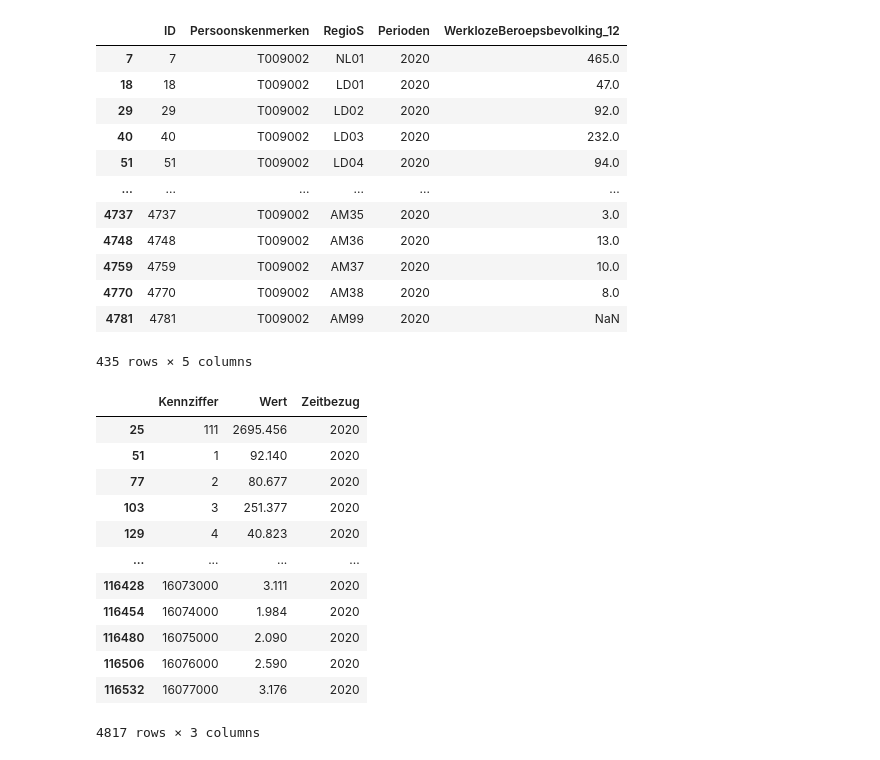
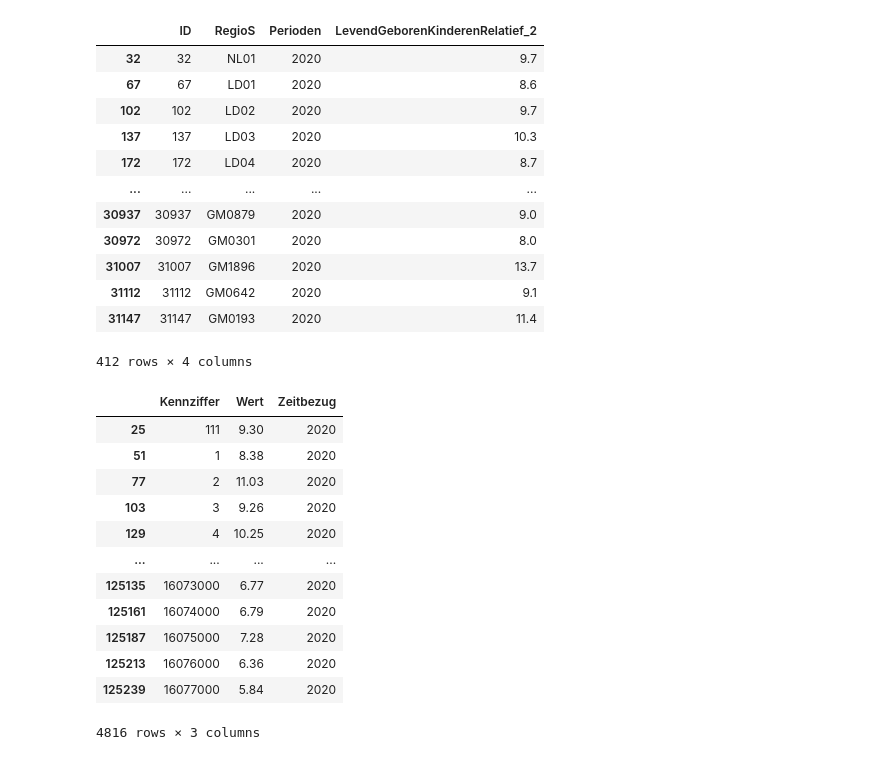
Before and after one commit to HipsterJulius/VSCODE, a Jupyter notebook: inkar-indicators/src/mergeCBSandInkar_maps.ipynb, the cells around one changed output. Drawn from its saved outputs; the diff is of its cells as text; code cells hidden in the pictures.

```diff
--- a/inkar-indicators/src/mergeCBSandInkar_maps.ipynb
+++ b/inkar-indicators/src/mergeCBSandInkar_maps.ipynb
@@ -5,41 +5,42 @@ import cbsodata
 import numpy as np
 import matplotlib.pyplot as plt
 # %%
-data_netherlands = pd.DataFrame(cbsodata.get_meta('85826NED', 'TypedDataSet'))
+data_netherlands = pd.DataFrame(cbsodata.get_meta('37201', 'TypedDataSet'))
 # %%
 
 
-data_nl = data_netherlands[['ID', 'Persoonskenmerken', 'RegioS','Perioden','WerklozeBeroepsbevolking_12']]
+#data_nl = data_netherlands[['ID', 'Persoonskenmerken', 'RegioS','Perioden','LevendGeborenKinderenRelatief_2']]
+data_nl = data_netherlands[['ID', 'RegioS','Perioden','LevendGeborenKinderenRelatief_2']]
 
 data_nl = data_nl[data_nl['Perioden'] == '2020JJ00']
 data_nl['Perioden'] = data_nl['Perioden'].str.extract(r'(\d{4})')
 
-data_nl = data_nl[data_nl['Persoonskenmerken'] == 'T009002']
+#data_nl = data_nl[data_nl['Persoonskenmerken'] == 'T009002']
 
-#data_nl.replace(0, np.nan, inplace=True)
-#data_nl = data_nl.dropna()
+data_nl.replace(0, np.nan, inplace=True)
+data_nl = data_nl.dropna()
 
 data_nl
 # %% [output]
-|  | ID | Persoonskenmerken | RegioS | Perioden | WerklozeBeroepsbevolking_12 |
-| 7 | 7 | T009002 | NL01 | 2020 | 465.0 |
-| 18 | 18 | T009002 | LD01 | 2020 | 47.0 |
-| 29 | 29 | T009002 | LD02 | 2020 | 92.0 |
-| 40 | 40 | T009002 | LD03 | 2020 | 232.0 |
-| 51 | 51 | T009002 | LD04 | 2020 | 94.0 |
-| ... | ... | ... | ... | ... | ... |
-| 4737 | 4737 | T009002 | AM35 | 2020 | 3.0 |
-| 4748 | 4748 | T009002 | AM36 | 2020 | 13.0 |
-| 4759 | 4759 | T009002 | AM37 | 2020 | 10.0 |
-| 4770 | 4770 | T009002 | AM38 | 2020 | 8.0 |
-| 4781 | 4781 | T009002 | AM99 | 2020 | NaN |
+|  | ID | RegioS | Perioden | LevendGeborenKinderenRelatief_2 |
+| 32 | 32 | NL01 | 2020 | 9.7 |
+| 67 | 67 | LD01 | 2020 | 8.6 |
+| 102 | 102 | LD02 | 2020 | 9.7 |
+| 137 | 137 | LD03 | 2020 | 10.3 |
+| 172 | 172 | LD04 | 2020 | 8.7 |
+| ... | ... | ... | ... | ... |
+| 30937 | 30937 | GM0879 | 2020 | 9.0 |
+| 30972 | 30972 | GM0301 | 2020 | 8.0 |
+| 31007 | 31007 | GM1896 | 2020 | 13.7 |
+| 31112 | 31112 | GM0642 | 2020 | 9.1 |
+| 31147 | 31147 | GM0193 | 2020 | 11.4 |
-435 rows × 5 columns
+412 rows × 4 columns
 # %%
-data_de = pd.read_csv("out/csvs/indicator_Arbeitslose.csv")
+data_de = pd.read_csv("out/csvs/indicator_Geborene.csv")
 
 data_de = data_de[data_de['Zeitbezug'] == 2020]
 
-data_de['Wert'] = data_de['Wert'] / 1000
+#data_de['Wert'] = data_de['Wert'] / 1000
 
 #data_de.replace(0, np.nan, inplace=True)
 data_de = data_de.dropna()
@@ -47,18 +48,18 @@ data_de = data_de.dropna()
 data_de
 # %% [output]
 |  | Kennziffer | Wert | Zeitbezug |
-| 25 | 111 | 2695.456 | 2020 |
-| 51 | 1 | 92.140 | 2020 |
-| 77 | 2 | 80.677 | 2020 |
-| 103 | 3 | 251.377 | 2020 |
-| 129 | 4 | 40.823 | 2020 |
+| 25 | 111 | 9.30 | 2020 |
+| 51 | 1 | 8.38 | 2020 |
+| 77 | 2 | 11.03 | 2020 |
+| 103 | 3 | 9.26 | 2020 |
+| 129 | 4 | 10.25 | 2020 |
 | ... | ... | ... | ... |
-| 116428 | 16073000 | 3.111 | 2020 |
-| 116454 | 16074000 | 1.984 | 2020 |
-| 116480 | 16075000 | 2.090 | 2020 |
-| 116506 | 16076000 | 2.590 | 2020 |
-| 116532 | 16077000 | 3.176 | 2020 |
+| 125135 | 16073000 | 6.77 | 2020 |
+| 125161 | 16074000 | 6.79 | 2020 |
+| 125187 | 16075000 | 7.28 | 2020 |
+| 125213 | 16076000 | 6.36 | 2020 |
+| 125239 | 16077000 | 5.84 | 2020 |
-4817 rows × 3 columns
+4816 rows × 3 columns
 # %%
 municipal_boundaries_nl = gpd.read_file(filename='GeoJSON:https://service.pdok.nl/cbs/gebiedsindelingen/2021/wfs/v1_0?request=GetFeature&service=WFS&version=1.1.0&outputFormat=json&typeName=gebiedsindelingen:gemeente_gegeneraliseerd', engine="pyogrio")
 
```
Also changed, not shown: parts of 7 cells of this notebook, 5 other files.
